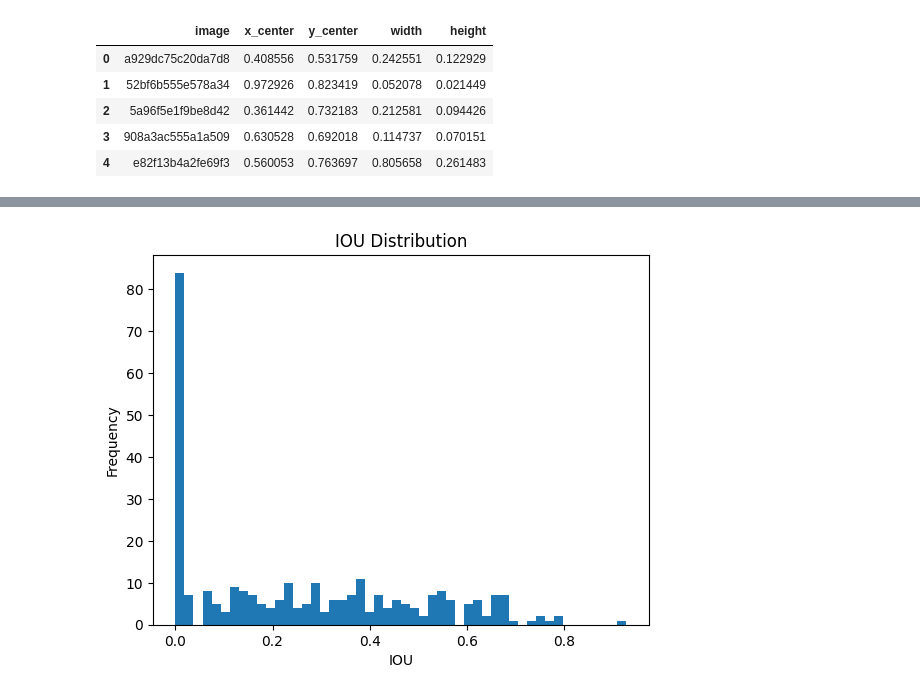
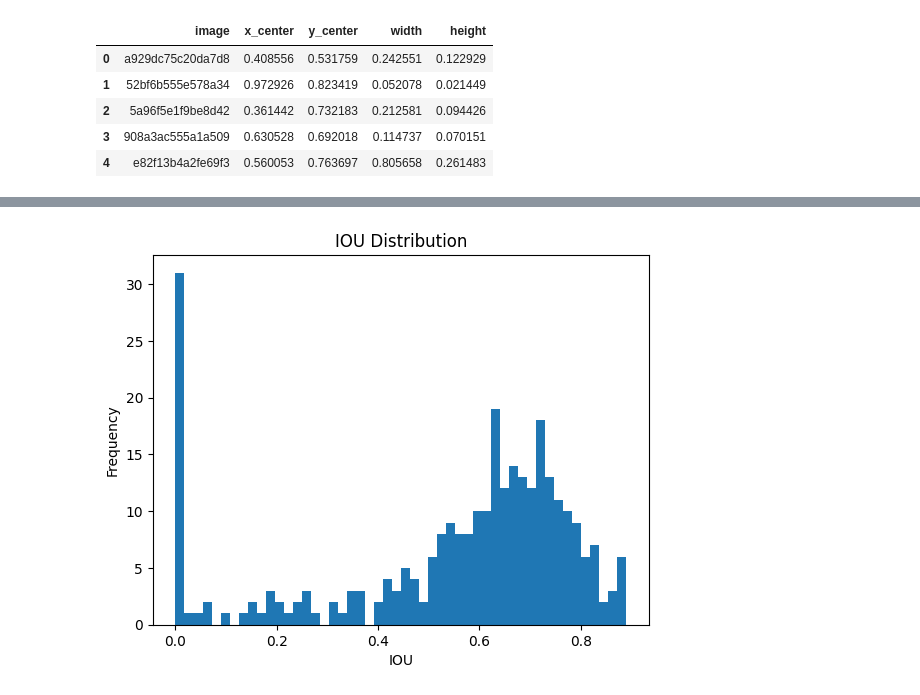
Before and after one commit to Gabmelom/plate-vision, a Jupyter notebook: plate-vision.ipynb, the cells around one changed output, grey strips where cells are left out. Cells and saved outputs as stored; diff of their text form; code cells hidden in the pictures.

Commit message:
final model

```diff
--- a/plate-vision.ipynb
+++ b/plate-vision.ipynb
@@ -250,7 +250,7 @@ Please take a look at the 'training.py' file for the training part. It was kept
 # Load model on CPU
 test_df = load_dataframe(TEST_DIR, TEST_DIR, True)
 with tf.device('/CPU:0'):
-    model = tf.keras.models.load_model("plate_detection.h5")
+    model = tf.keras.models.load_model("plate_detection_v2.h5")
 # %% [output]
 90 of 385 images removed.
 91 of 386 labels removed.
@@ -326,9 +328,10 @@ IOU: 0.7954545454545454
 # %%
 # Make prediction on testing set, calculate accuracy metrics IOUs
 def predict_and_plot(model, test_df):
-    X_test, y_test = convert_to_array(test_df, TEST_DIR)
+    X_test, _ = convert_to_array(test_df, TEST_DIR)
     y_pred = model.predict(X_test)
     ious = []
+    ious_df = pd.DataFrame(columns=["image", "x", "y", "w", "h", "px", "py", "pw", "ph", "iou"])
 
     for i in range(len(X_test)):
         image_path, x, y, w, h = test_df.iloc[i]
@@ -338,22 +341,24 @@ def predict_and_plot(model, test_df):
         px, py, pw, ph = y_pred[i]
 
         # Calculate accuracy
-        x_min, y_min, x_max, y_max = yolo_to_voc(x*img_w, y*img_h, w*img_w, h*img_h)
-        x_min_pred, y_min_pred, x_max_pred, y_max_pred = yolo_to_voc(px*img_w, py*img_h, pw*img_w, ph*img_h)
+        x1, y1, x2, y2 = yolo_to_voc(x*img_w, y*img_h, w*img_w, h*img_h)
+        x1_pred, y1_pred, x2_pred, y2_pred = yolo_to_voc(px*img_w, py*img_h, pw*img_w, ph*img_h)
 
         # Calculate IOU
-        xA = max(x_min, x_min_pred)
-        yA = max(y_min, y_min_pred)
-        xB = min(x_max, x_max_pred)
-        yB = min(y_max, y_max_pred)
+        xA = max(x1, x1_pred)
+        yA = max(y1, y1_pred)
+        xB = min(x2, x2_pred)
+        yB = min(y2, y2_pred)
 
         interArea = max(0, xB - xA + 1) * max(0, yB - yA + 1)
-        boxAArea = (x_max - x_min + 1) * (y_max - y_min + 1)
-        boxBArea = (x_max_pred - x_min_pred + 1) * (y_max_pred - y_min_pred + 1)
+        boxAArea = (x2 - x1 + 1) * (y2 - y1 + 1)
+        boxBArea = (x2_pred - x1_pred + 1) * (y2_pred - y1_pred + 1)
         iou = interArea / float(boxAArea + boxBArea - interArea)
         ious.append(iou)
 
-    return ious
+        ious_df.loc[i] = [image_path, x, y, w, h, px, py, pw, ph, iou]
+
+    return ious, ious_df
 
 def plot_iou_distribution(ious):
     # Print mean average precision
@@ -367,6 +372,6 @@ def plot_iou_distribution(ious):
     plt.title("IOU Distribution")
     plt.show()
 
-ious = predict_and_plot(model, test_df)
+ious, ious_df = predict_and_plot(model, test_df)
 plot_iou_distribution(ious)
 # %% [output]
@@ -375 +380 @@ Mean Average Precision: 0.25716212150678003
-[figure, old version]
+[figure, new version]
```
Also changed, not shown: parts of 5 cells of this notebook, 2 other files.
